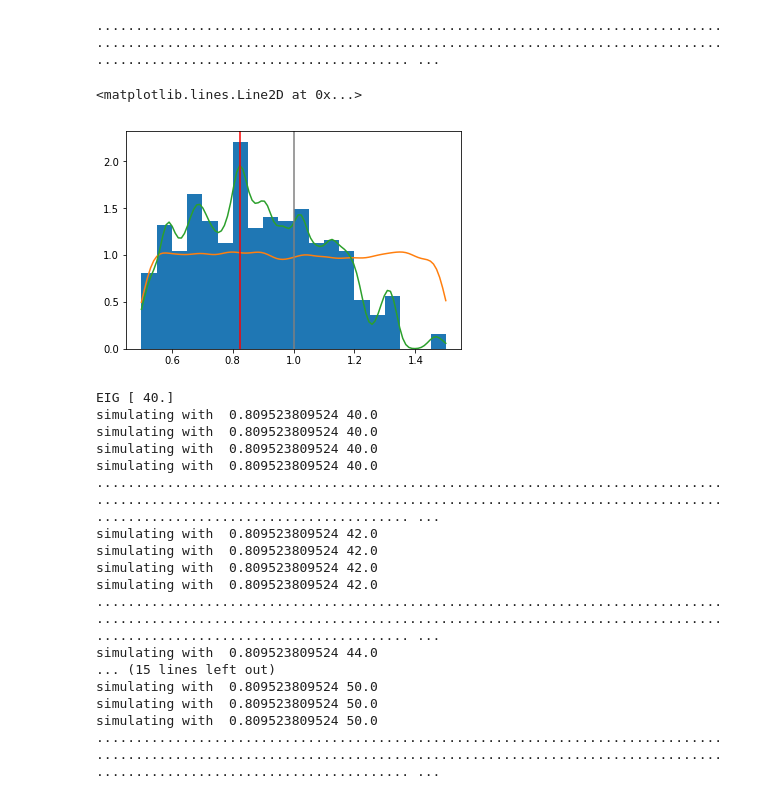
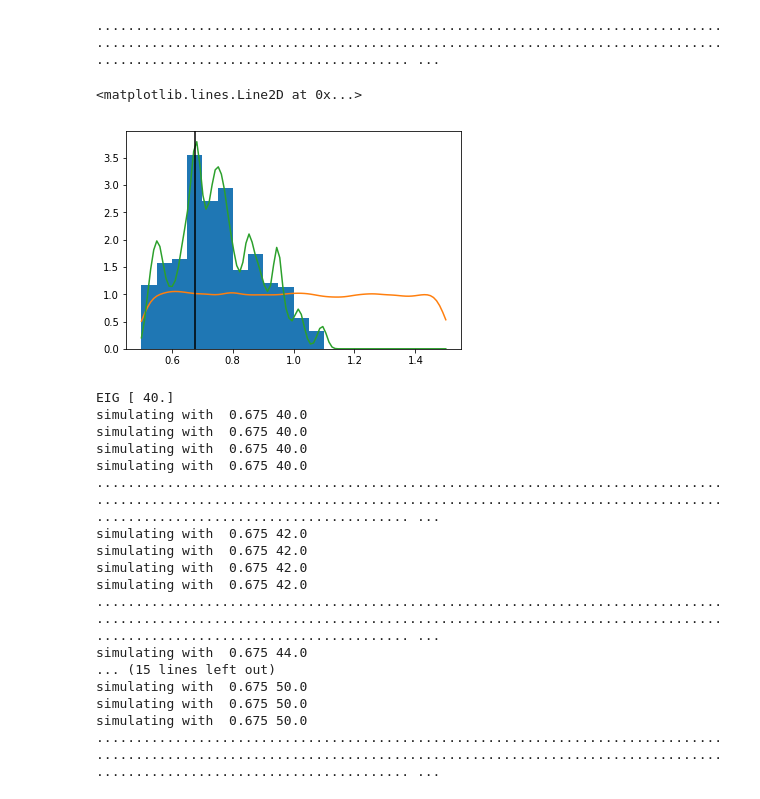
Before and after one commit to cranmer/active_sciencing, a Jupyter notebook: clean/active_weinberg.ipynb, the cells around one changed output. Saved outputs shown, nothing was run; the diff lists cells and outputs as text; code cells hidden in the pictures.

```diff
--- a/clean/active_weinberg.ipynb
+++ b/clean/active_weinberg.ipynb
@@ -16,6 +17,7 @@ THE_SIMULATOR = weinberg.simulator
 model_details_shifts = [-2,2]
 model_details_mirror = True
 model_details_lnlike_nsim = 1000
+model_details_map_bins = 20
 # %%
 intro_theta_nom = 1.0
 intro_phi_noms  = 43,47
@@ -139,42 +139,42 @@ example_posterior = common.calculate_posterior(
 # %% [output]
 ........................................................................................................................................................................................................ ...
 # %%
-xs = np.linspace(*THETA_RANGE,num = 21)
-example_posterior.hist(bins = 20,normed = True)
+xs = np.linspace(*THETA_RANGE,num = model_details_map_bins+1)
+example_posterior.hist(bins = model_details_map_bins,normed = True)
 example_prior.plot()
 example_posterior.plot()
-plt.axvline(example_posterior.map(bins = 20), c = 'r')
-plt.axvline(example_theta, c = 'grey') #truth
+example_best_theta = example_posterior.map(bins = model_details_map_bins)
+plt.axvline(example_best_theta, c = 'k')
 # %% [output]
 <matplotlib.lines.Line2D at 0x...>
-[figure, old version]
+[figure, new version]
 # %%
+eig_test_phis = np.linspace(*PHI_RANGE, num = 6)
 eig = []
 emcee_kwargs = dict(
     n_chainlen = 30,
     lnprob_args = dict(simulator = THE_SIMULATOR,
                        simulation_kwargs = {'n_samples': model_details_lnlike_nsim},
                        distr_kwargs =  {'range': DATA_RANGE},
-                       logpdf_kwargs = {'mirror': model_details_mirror, 'mirror_shifts': model_details_shifts}
-                      ),
+                       logpdf_kwargs = {}),
 )
-for x in np.linspace(*PHI_RANGE, num = 6).reshape(-1,1):
-    eig.append(common.expected_information_gain(x,example_posterior, emcee_kwargs = emcee_kwargs,map_bins = 21))
+for x in eig_test_phis.reshape(-1,1):
+    eig.append(common.expected_information_gain(x,example_posterior, emcee_kwargs = emcee_kwargs,map_bins = model_details_map_bins))
 # %% [output]
 EIG [ 40.]
-simulating with  0.809523809524 40.0
-simulating with  0.809523809524 40.0
-simulating with  0.809523809524 40.0
-simulating with  0.809523809524 40.0
+simulating with  0.675 40.0
+simulating with  0.675 40.0
+simulating with  0.675 40.0
+simulating with  0.675 40.0
 ........................................................................................................................................................................................................ ...
-simulating with  0.809523809524 42.0
-simulating with  0.809523809524 42.0
-simulating with  0.809523809524 42.0
-simulating with  0.809523809524 42.0
+simulating with  0.675 42.0
+simulating with  0.675 42.0
+simulating with  0.675 42.0
+simulating with  0.675 42.0
 ........................................................................................................................................................................................................ ...
-simulating with  0.809523809524 44.0
+simulating with  0.675 44.0
 ... (15 lines left out)
-simulating with  0.809523809524 50.0
-simulating with  0.809523809524 50.0
-simulating with  0.809523809524 50.0
+simulating with  0.675 50.0
+simulating with  0.675 50.0
+simulating with  0.675 50.0
 ........................................................................................................................................................................................................ ...
```
Also changed, not shown: parts of 13 cells of this notebook, 2 other files.
